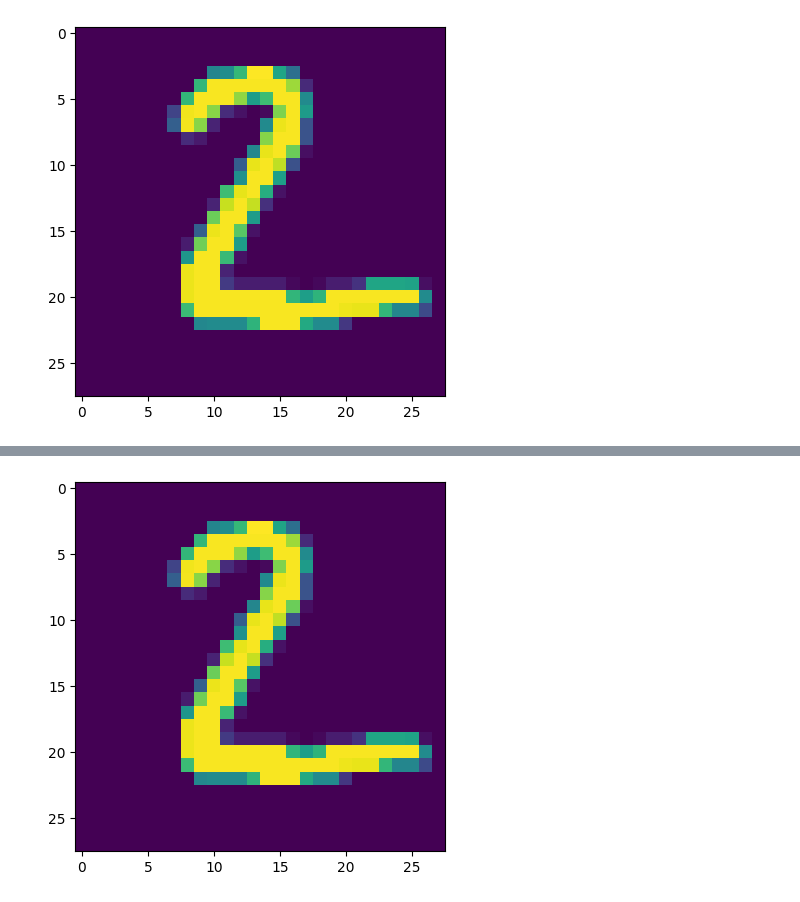
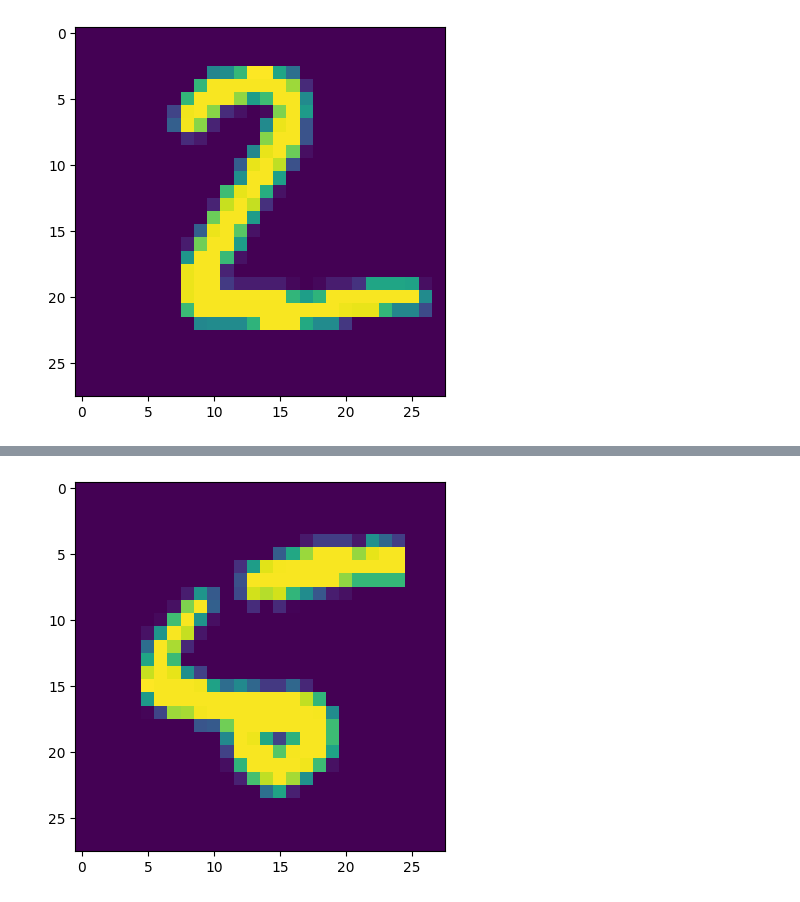
Before and after one commit to jewons91/dl-dev, a Jupyter notebook: ch02/케라스에서 mnist 이미지분류.ipynb, the cells around one changed output, grey strips where cells are left out. Cells and saved outputs as stored; diff of their text form; code cells hidden in the pictures.

```diff
--- a/ch02/케라스에서 mnist 이미지분류.ipynb
+++ b/ch02/케라스에서 mnist 이미지분류.ipynb
@@ -1,6 +1,6 @@
 # %%
 # 이미지 데이터 로딩
 from tensorflow.keras.datasets import mnist # module.load_data()
-(train_images, train_labels), (test_images, test_labels) = mnist.load_data()
+(train_image,train_labels),(test_image,test_labels)=mnist.load_data()
 # %%
 # 학습 데이터 구조 확인
@@ -73,14 +46,14 @@ test_images.shape
 # %% [output]
 (10000, 28, 28)
 # %%
-# 데이터 준비(60000, 28, 28) : 28X28 2차원인데 => 1차원 변경
-train_images = train_images.reshape(60000, 28 * 28)
+# 학습 데이터 준비(60000,28,28)3차원  : 28X28 2차원인데 => 1차원 변경
+train_image=train_image.reshape((60000,28*28))
 # 0 ~ 1 사이값으로 변환
-train_images = train_images.astype('float32') / 255
+train_image=train_image.astype('float32')/255
 
-# 테스트 데이터 동일처리
-test_images = test_images.reshape(10000, 28 * 28)
-test_images = test_images.astype('float32') / 255
+# 테스트 데이터 동일 처리
+test_image=test_image.reshape((10000,28*28))
+test_image=test_image.astype('float32')/255
 # %%
 # 학습 진행
 model.fit(
@@ -172,11 +143,11 @@ plt.show()
 # %% [output]
 [figure]
 # %%
-# predictions=model.predict(test_images)
+predictions=model.predict(test_image)
 idx=8
-print(f'테스트이미지 예측값 : {predictions[1].argmax()}')
+print(f'테스트이미지 예측값 : {predictions[idx].argmax()}')
+print(f'원래답 : {test_labels[idx]}')
 (train_images, train_labels), (test_images, test_labels) = mnist.load_data()
-print(f'원래답 : {test_labels[idx]}')
-plt.imshow(test_images[1])
+plt.imshow(test_images[idx])
 plt.show()
 # %% [output]
@@ -184,2 +156,2 @@ plt.show()
 원래답 : 5
-[figure, old version]
+[figure, new version]
```
Also changed, not shown: parts of 18 cells of this notebook.
